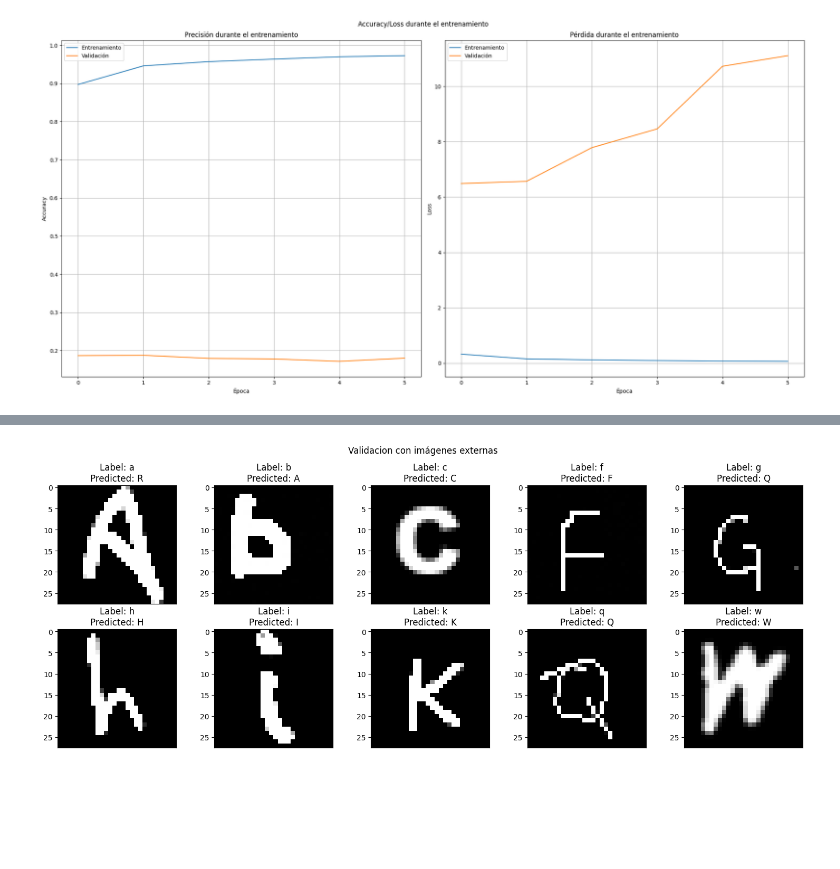
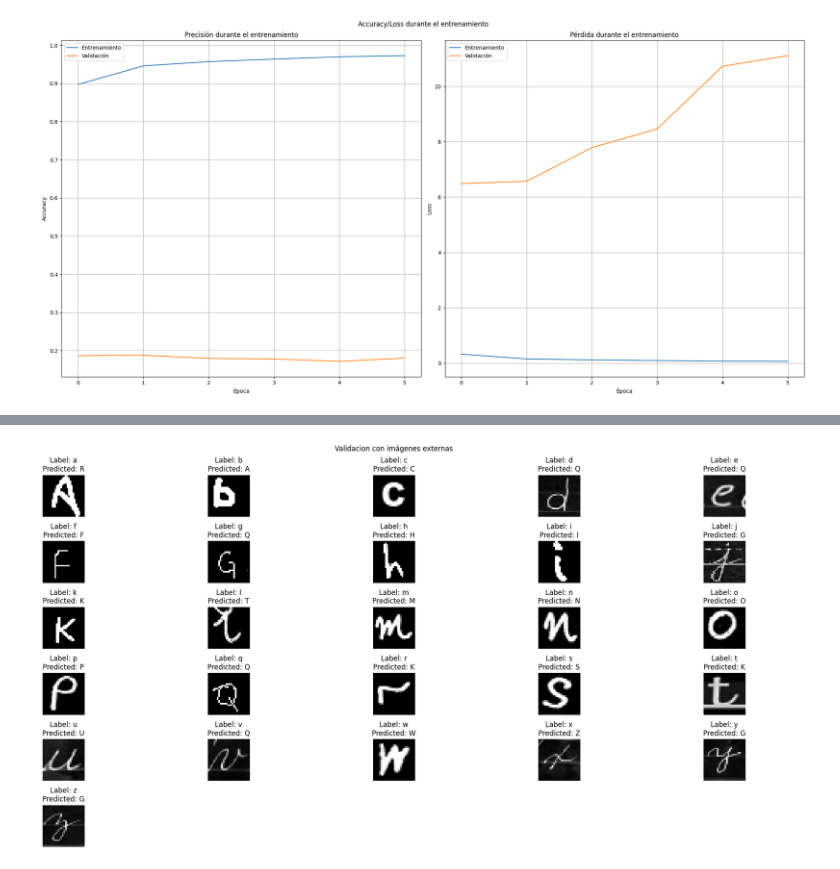
Before and after one commit to jresendiz27/CIC_AIDiploma2025, a Jupyter notebook: notebooks/EMNIST.ipynb, the cells around one changed output, grey strips where cells are left out. Drawn from its saved outputs; the diff is of its cells as text; code cells hidden in the pictures; blank space fills up the shorter version.

Commit message:
Add confusion matrix and extra letters for validation

```diff
--- a/notebooks/EMNIST.ipynb
+++ b/notebooks/EMNIST.ipynb
@@ -161,23 +161,29 @@ plt.show()
 # %% [output]
 [figure]
 # %%
-sample_letters = ['a', 'b', 'c', 'f', 'g', 'h', 'i', 'k', 'q', 'w']
-fig, axes = plt.subplots(2, 5, figsize=(15, 6))
+sample_letters = ['a', 'b', 'c', 'd', 'e', 'f', 'g', 'h', 'i', 'j', 'k', 'l', 'm', 'n', 'o', 'p', 'q', 'r', 's', 't', 'u', 'v', 'w', 'x', 'y', 'z']
+fig, axes = plt.subplots(6, 5, figsize=(20, 10))
+predicted_values = []
+expected_values = []
 for i, ax in enumerate(axes.flatten()):
-    test_img = cv2.imread(f"./datasets/emnist/{sample_letters[i]}_letter.png", cv2.IMREAD_COLOR)
-    test_img = cv2.resize(test_img, (28, 28))
-    test_img = cv2.bitwise_not(test_img)
-    test_img = cv2.cvtColor(test_img, cv2.COLOR_BGR2GRAY)
-    test_img = test_img / 255.0
-    ax.imshow(test_img, cmap=plt.get_cmap('gray'))
+    if i < len(sample_letters):
+        test_img = cv2.imread(f"./datasets/emnist/{sample_letters[i]}_letter.png", cv2.IMREAD_COLOR)
+        test_img = cv2.resize(test_img, (28, 28))
+        test_img = cv2.bitwise_not(test_img)
+        test_img = cv2.cvtColor(test_img, cv2.COLOR_BGR2GRAY)
+        test_img = test_img / 255.0
+        ax.imshow(test_img, cmap=plt.get_cmap('gray'))
 
-    test_img = np.resize(test_img, (1, 28, 28, 1))
-    prediction = model.predict(test_img)
+        test_img = np.resize(test_img, (1, 28, 28, 1))
+        prediction = model.predict(test_img)
 
-    arg_max_label = np.argmax(prediction)
-    title = f"Label: {sample_letters[i]}\nPredicted: {letters[arg_max_label]}"
-    ax.set_title(title)
-    ax.get_xaxis().set_visible(False)
+        arg_max_label = np.argmax(prediction)
+        title = f"Label: {sample_letters[i]}\nPredicted: {letters[arg_max_label]}"
+
+        predicted_values.append(arg_max_label)
+        expected_values.append(i)
+        ax.set_title(title)
+    ax.axis('off')
     test_img = None
 
 fig.suptitle("Validacion con imágenes externas")
@@ -197 +210 @@ plt.show()
-[figure, old version]
+[figure, new version]
```
Also changed, not shown: parts of 2 cells of this notebook, 16 other files.
